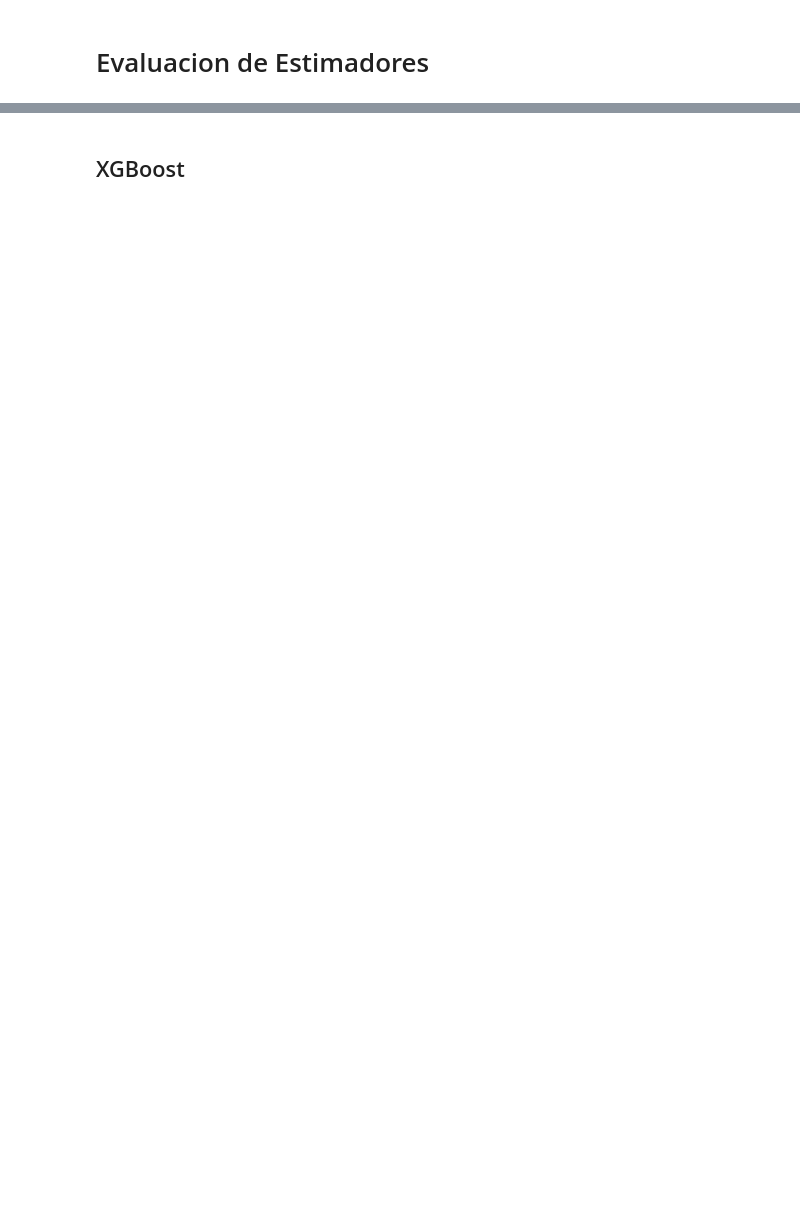
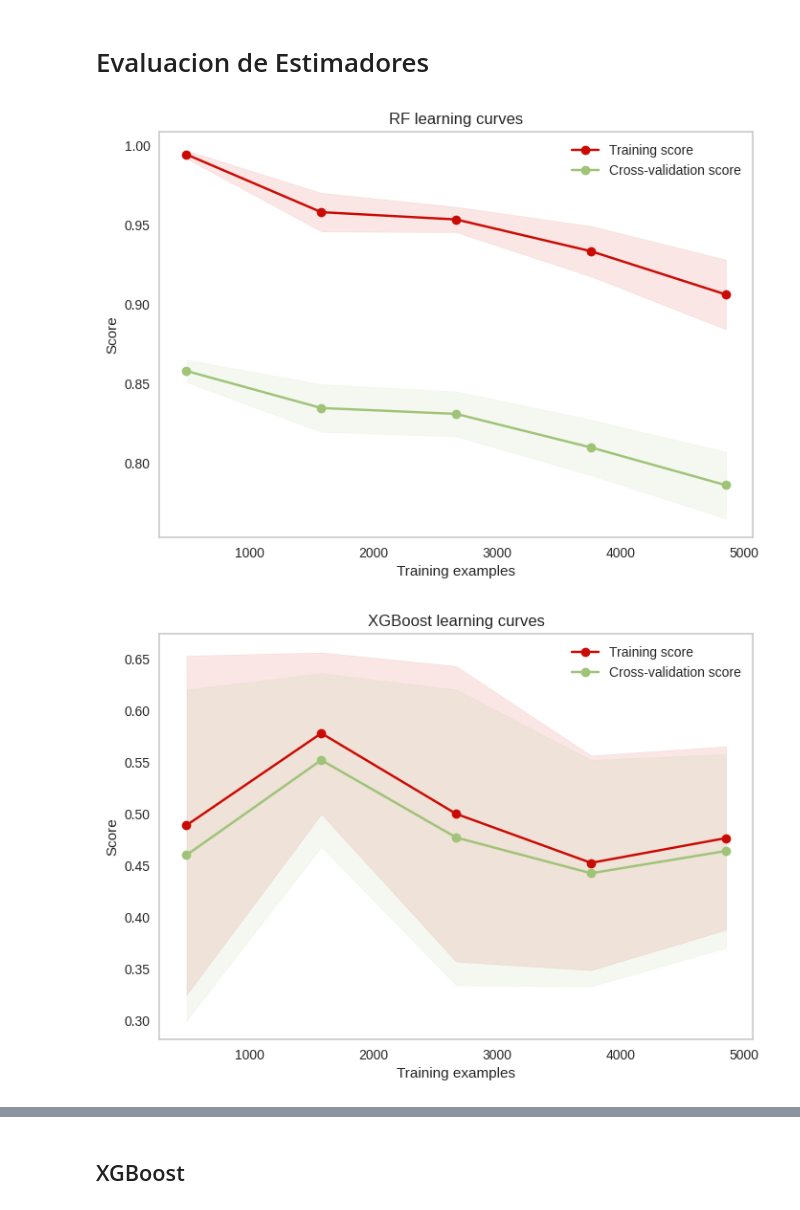
Before and after one commit to jcterrero02/CoderHouse, a Jupyter notebook: Machine Learning para la Ciencia de Datos/Coder_II_Credit_Card_Elegibility_Julio_Terrero.ipynb, the cells around one changed output, grey strips where cells are left out. Drawn from its saved outputs; the diff is of its cells as text; code cells hidden in the pictures; blank space fills up the shorter version.

```diff
--- a/Machine Learning para la Ciencia de Datos/Coder_II_Credit_Card_Elegibility_Julio_Terrero.ipynb
+++ b/Machine Learning para la Ciencia de Datos/Coder_II_Credit_Card_Elegibility_Julio_Terrero.ipynb
@@ -602,13 +572,10 @@ Fitting 3 folds for each of 1 candidates, totalling 3 fits
 rf_cl = RandomForestClassifier()
 
 # Definir los parámetros de búsqueda
-param_grid = {"max_depth": [None],
-              "max_features": [1, 3, 10],
-              "min_samples_split": [2, 3, 10],
-              "min_samples_leaf": [1, 3, 10],
-              "bootstrap": [False],
-              "n_estimators" :[100,300],
-              "criterion": ["gini"]}
+param_grid = {'criterion': Categorical(['gini', 'entropy']),
+                         'class_weight': Categorical(['balanced']),
+                         'n_estimators': Integer(20, 200),
+                         'max_depth': Integer(6, 18)}
 
 rf_optimizador = BayesSearchCV(rf_cl,
                       search_spaces = param_grid,
@@ -670,6 +638,9 @@ def plot_learning_curve(estimator, title, X, y, ylim=None, cv=None,
     plt.legend(loc="best")
     return plt
 # %%
-g = plot_learning_curve(rf_best_model,"RF mearning curves", X_train_boruta, y_train, cv=3)
-g = plot_learning_curve(xgb_best_model,"XGBoost learning curves",X_train_boruta, y_train, cv=3)
-g = plot_learning_curve(lgbm_best_model,"LGBM learning curves",X_train_boruta,y_train, cv=3)
+g = plot_learning_curve(rf_best_model,"RF learning curves", X_train_boruta, y_train, cv=3)
+g = plot_learning_curve(xgb_best_model,"XGBoost learning curves", X_train_boruta, y_train, cv=3)
+g = plot_learning_curve(lgbm_best_model,"LGBM learning curves", X_train_boruta,y_train, cv=3)
+# %% [output]
+[figure, added]
+[figure, added]
```
Also changed, not shown: parts of 23 cells of this notebook.
